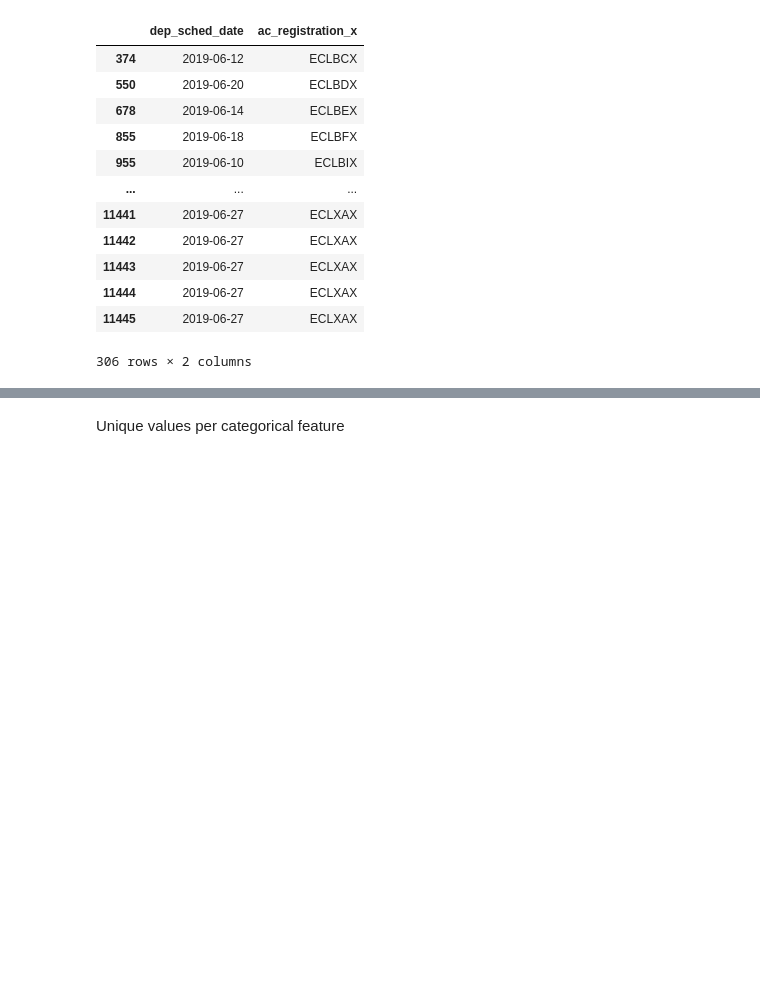
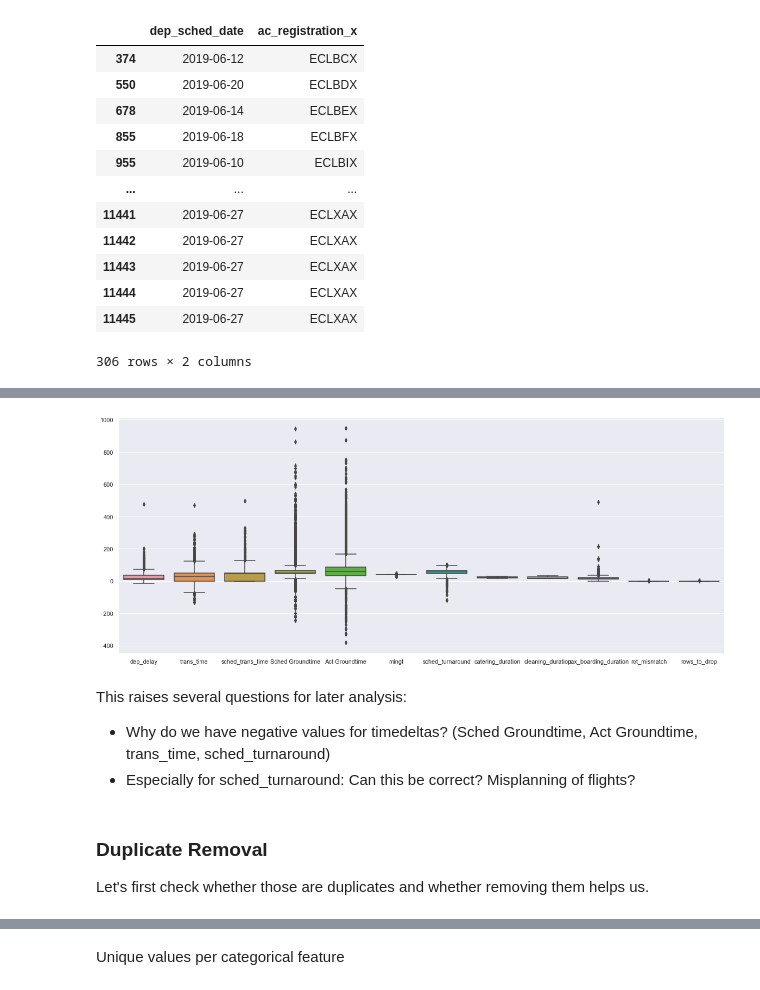
Before and after one commit to Paul1911/Delay-Prediction, a Jupyter notebook: notebooks/1raw_eda.ipynb, the cells around one changed output, grey strips where cells are left out. Cells and saved outputs as stored; diff of their text form; code cells hidden in the pictures; blank space fills up the shorter version.

```diff
--- a/notebooks/1raw_eda.ipynb
+++ b/notebooks/1raw_eda.ipynb
@@ -256,0 +257,7 @@ rotation_mismatch_lines
+# %%
+# Visualizing outliers
+
+sns.set(rc={'figure.figsize':(20, 8)})
+sns.boxplot(data = full_df.drop(['leg_no','leg_inbound', 'leg_outbound'], axis = 1))
+full_df.describe()
+# %% [output]
@@ -257,3 +273,12 @@ rotation_mismatch_lines
+[figure, added]
+# %% [markdown]
+This raises several questions for later analysis:
+- Why do we have negative values for timedeltas? (Sched Groundtime, Act Groundtime, trans_time, sched_turnaround)
+- Especially for sched_turnaround: Can this be correct? Misplanning of flights?
+# %% [markdown]
+### Duplicate Removal
+
+Let's first check whether those are duplicates and whether removing them helps us.
 # %%
 # We create an indicator whether we want to drop the corresponding row.
 # This persists the order of the dataframe in case we need it later on
```
Also changed, not shown: parts of 7 cells of this notebook.
